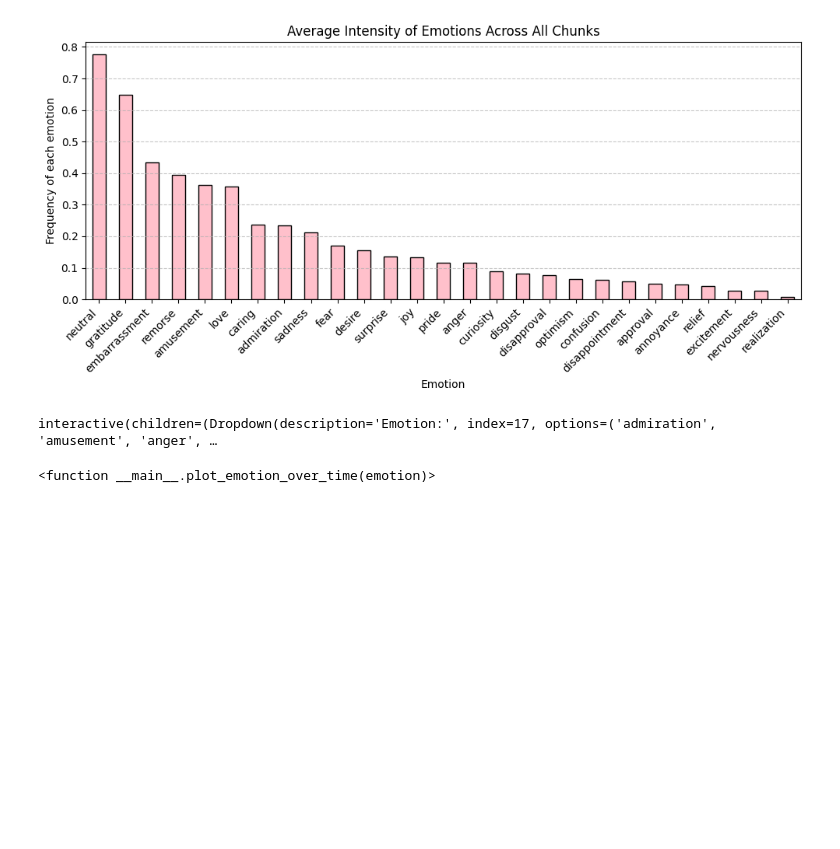
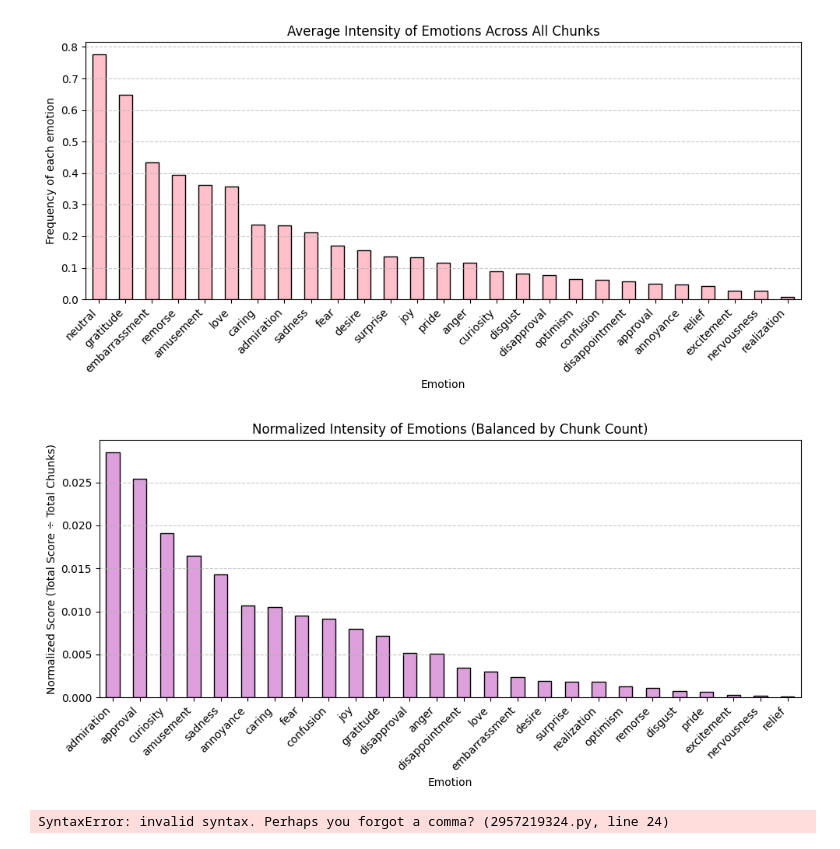
Before and after one commit to kp1982/emotionplot, a Jupyter notebook: Ruling_emotions.ipynb, the cells around one changed output. Drawn from its saved outputs; the diff is of its cells as text; code cells hidden in the pictures; blank space fills up the shorter version.

```diff
--- a/Ruling_emotions.ipynb
+++ b/Ruling_emotions.ipynb
@@ -281,6 +296,44 @@ plt.grid(axis='y', linestyle='--', alpha=0.7)
 plt.show()
 # %% [output]
 [figure]
+# %%
+# Step 1: Extract list of all top3 emotion dicts
+top3_dicts = df["Top_3_Emotions"].tolist()
+total_chunks = len(top3_dicts)
+
+# Step 2: Flatten them into a DataFrame with chunk index
+flat_rows = []
+for idx, d in enumerate(top3_dicts):
+    for emotion, value in d.items():
+        flat_rows.append({"chunk": idx, "emotion": emotion, "value": value})
+
+flat_df = pd.DataFrame(flat_rows)
+
+# Step 3: Group and calculate total score & chunk appearances
+grouped = flat_df.groupby("emotion").agg(
+    total_score=("value", "sum"),
+    chunk_count=("chunk", "nunique")
+)
+
+# Step 4: Normalize total score by total number of chunks
+grouped["chunk_normalized_score"] = grouped["total_score"] / total_chunks
+grouped = grouped[grouped.index != "neutral"]
+
+# Step 5: Sort for plotting
+mean_emotions = grouped["chunk_normalized_score"].sort_values(ascending=False)
+
+# Step 6: Plot
+plt.figure(figsize=(10, 5))
+mean_emotions.plot(kind="bar", color="plum", edgecolor="black")
+plt.title("Normalized Intensity of Emotions (Balanced by Chunk Count)")
+plt.xlabel("Emotion")
+plt.ylabel("Normalized Score (Total Score ÷ Total Chunks)")
+plt.xticks(rotation=45, ha='right')
+plt.tight_layout()
+plt.grid(axis='y', linestyle='--', alpha=0.7)
+plt.show()
+# %% [output]
+[figure, added]
 # %%
 import pandas as pd
 import plotly.graph_objects as go
@@ -336,8 +389,7 @@ def plot_emotion_over_time(emotion):
 # STEP 4: Link the dropdown to the function
 widgets.interact(plot_emotion_over_time, emotion=emotion_selector)
 # %% [output]
-interactive(children=(Dropdown(description='Emotion:', index=17, options=('admiration', 'amusement', 'anger', …
+SyntaxError: invalid syntax. Perhaps you forgot a comma? (2957219324.py, line 24)
-<function __main__.plot_emotion_over_time(emotion)>
 # %%
 import pandas as pd
 import plotly.graph_objects as go
```
Also changed, not shown: parts of 5 cells of this notebook, 3 other files.
